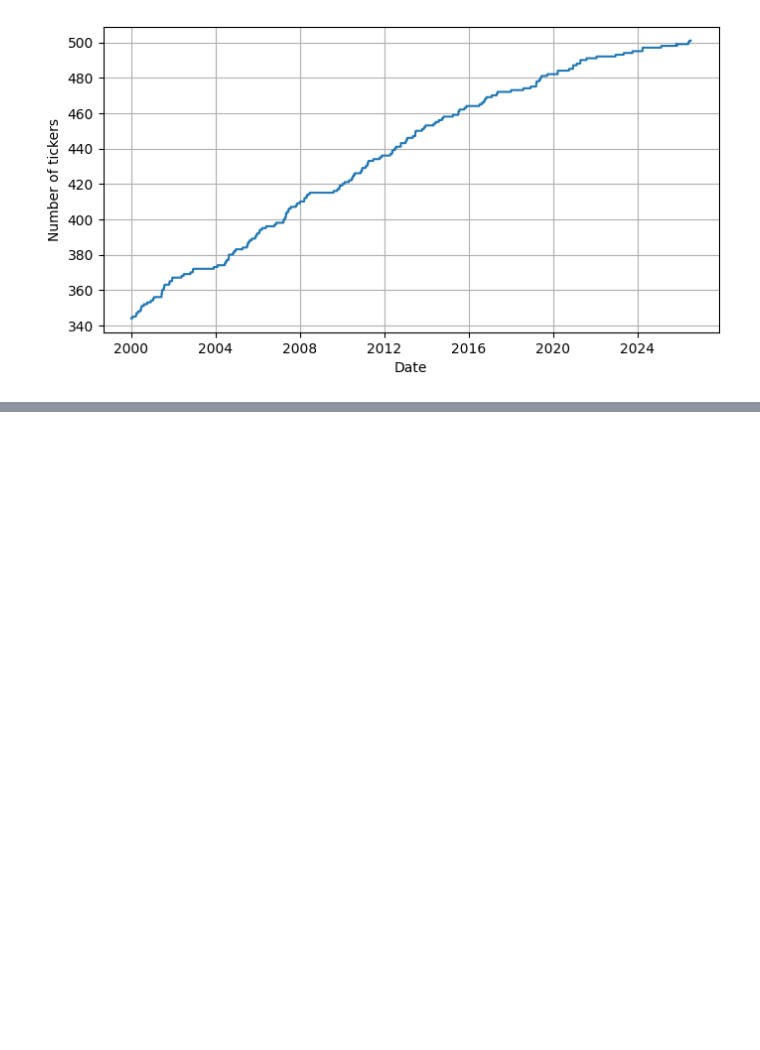
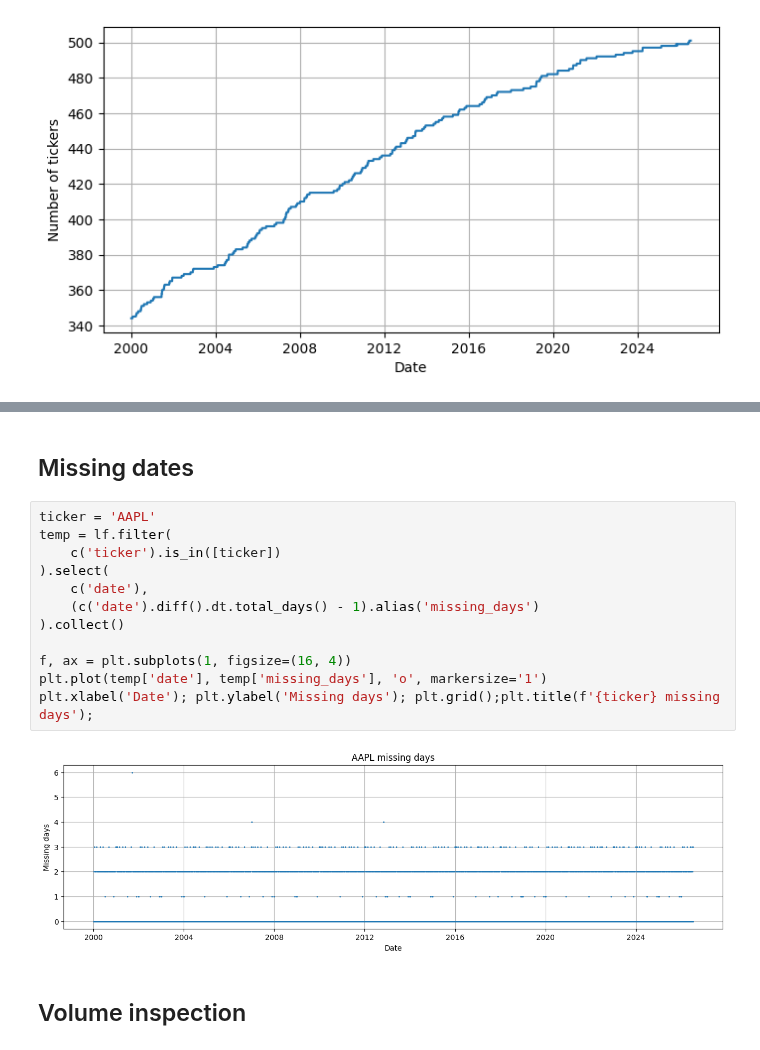
Before and after one commit to qlemoal/quant_alpha_lab, a Jupyter notebook: notebooks/inspect_prices.ipynb, the cells around one changed output, grey strips where cells are left out. Saved outputs shown, nothing was run; the diff lists cells and outputs as text; blank space fills up the shorter version.

Commit message:
inspect_prices.ipynb notebook done

```diff
--- a/notebooks/inspect_prices.ipynb
+++ b/notebooks/inspect_prices.ipynb
@@ -93,0 +127,18 @@ plt.xlabel('Date'); plt.ylabel('Number of tickers'); plt.grid();
+# %% [markdown]
+##  Missing dates
+# %%
+ticker = 'AAPL'
+temp = lf.filter(
+    c('ticker').is_in([ticker])
+).select(
+    c('date'),
+    (c('date').diff().dt.total_days() - 1).alias('missing_days')
+).collect()
+
+f, ax = plt.subplots(1, figsize=(16, 4))
+plt.plot(temp['date'], temp['missing_days'], 'o', markersize='1')
+plt.xlabel('Date'); plt.ylabel('Missing days'); plt.grid();plt.title(f'{ticker} missing days');
+# %% [output]
+[figure, added]
+# %% [markdown]
+## Volume inspection
```
Also changed, not shown: parts of 13 cells of this notebook.
